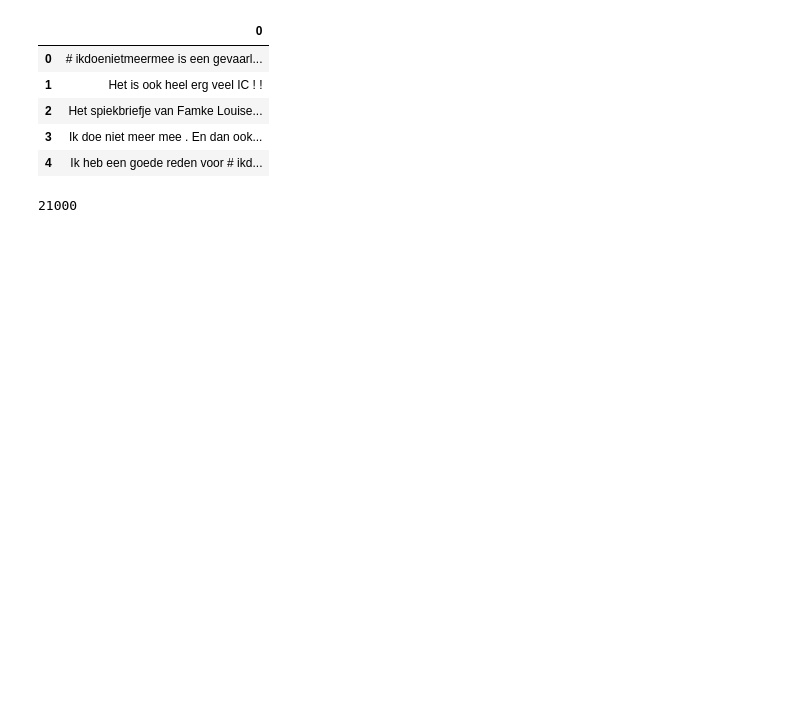
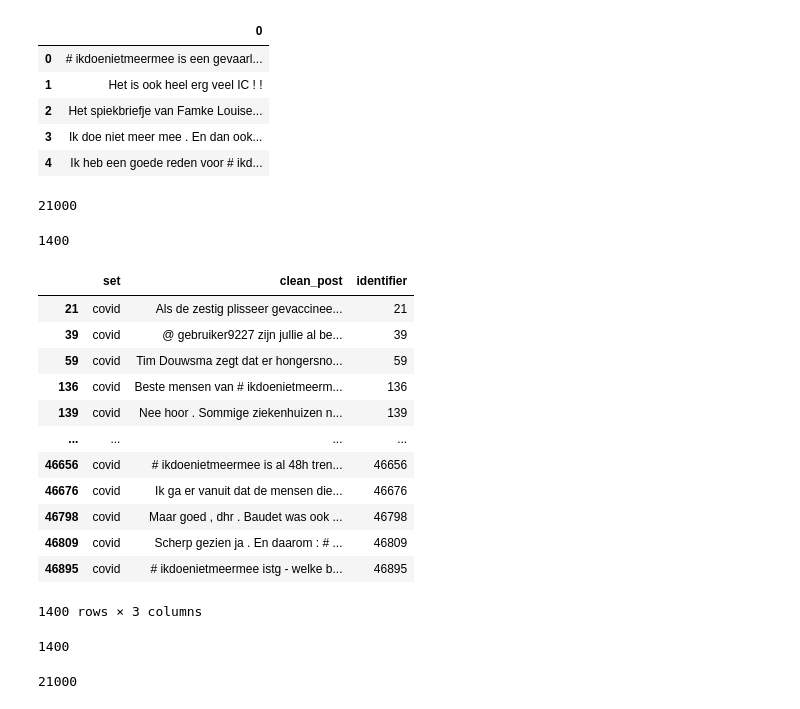
Before and after one commit to NiekBrw/dutch_text_generation, a Jupyter notebook: experiment_2/text_creation/ivae/ivae_text_generation.ipynb, the cells around one changed output. Drawn from its saved outputs; the diff is of its cells as text; code cells hidden in the pictures; blank space fills up the shorter version.

```diff
--- a/experiment_2/text_creation/ivae/ivae_text_generation.ipynb
+++ b/experiment_2/text_creation/ivae/ivae_text_generation.ipynb
@@ -26,3 +36,13 @@ data.head()
 len(data)
 # %% [output]
 21000
+# %%
+all_data = pd.read_csv('active_learning_data_to_test_imbalanced.csv')
+# %%
+len(all_data[all_data['set'] == 'covid'])
+# %% [output]
+1400
+# %%
+all_data_identifiers = [i for i in range(len(all_data))]
+all_data['identifier'] = all_data_identifiers
+covid = all_data[all_data['set'] == 'covid']
@@ -28,0 +51,21 @@ len(data)
+# %%
+covid
+# %% [output]
+|  | set | clean_post | identifier |
+| 21 | covid | Als de zestig plisseer gevaccinee... | 21 |
+| 39 | covid | @ gebruiker9227 zijn jullie al be... | 39 |
+| 59 | covid | Tim Douwsma zegt dat er hongersno... | 59 |
+| 136 | covid | Beste mensen van # ikdoenietmeerm... | 136 |
+| 139 | covid | Nee hoor . Sommige ziekenhuizen n... | 139 |
+| ... | ... | ... | ... |
+| 46656 | covid | # ikdoenietmeermee is al 48h tren... | 46656 |
+| 46676 | covid | Ik ga er vanuit dat de mensen die... | 46676 |
+| 46798 | covid | Maar goed , dhr . Baudet was ook ... | 46798 |
+| 46809 | covid | Scherp gezien ja . En daarom : # ... | 46809 |
+| 46895 | covid | # ikdoenietmeermee istg - welke b... | 46895 |
+1400 rows × 3 columns
+# %%
+covid_idents = pd.read_csv('covid_identifiers.csv')
+len(covid_idents)
+# %% [output]
+1400
@@ -29 +75,7 @@ len(data)
+# %%
+nested = [[i]*15 for i in artificial_identifiers]
+flat = [i for l in nested for i in l]
+len(flat)
+# %% [output]
+21000
 # %%
```
Also changed, not shown: parts of 10 cells of this notebook, 8 other files.
